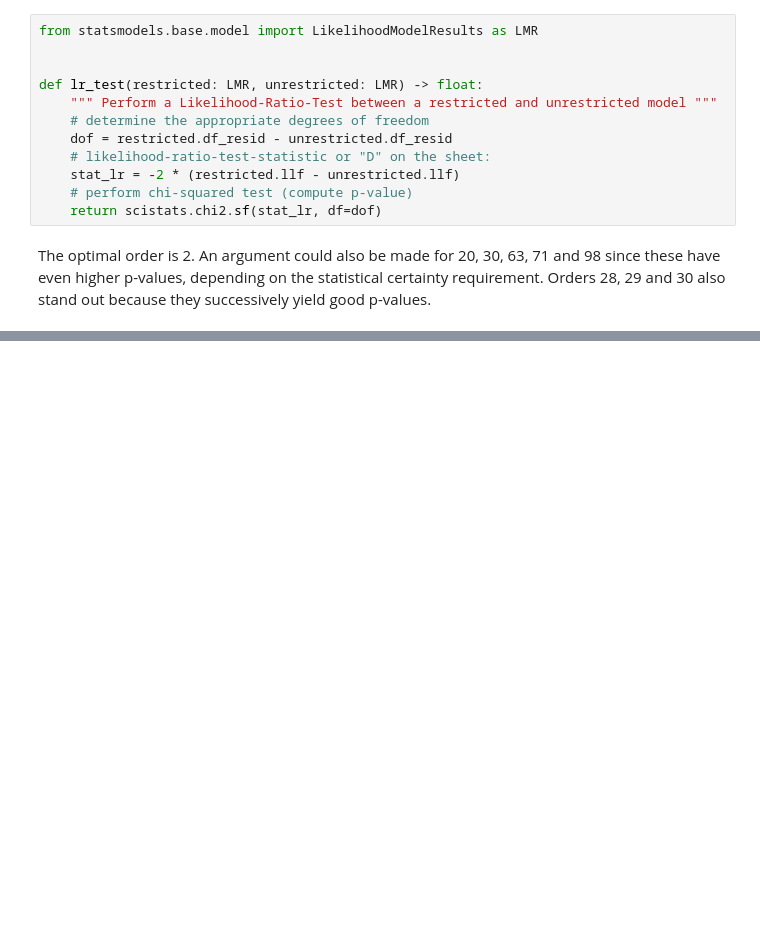
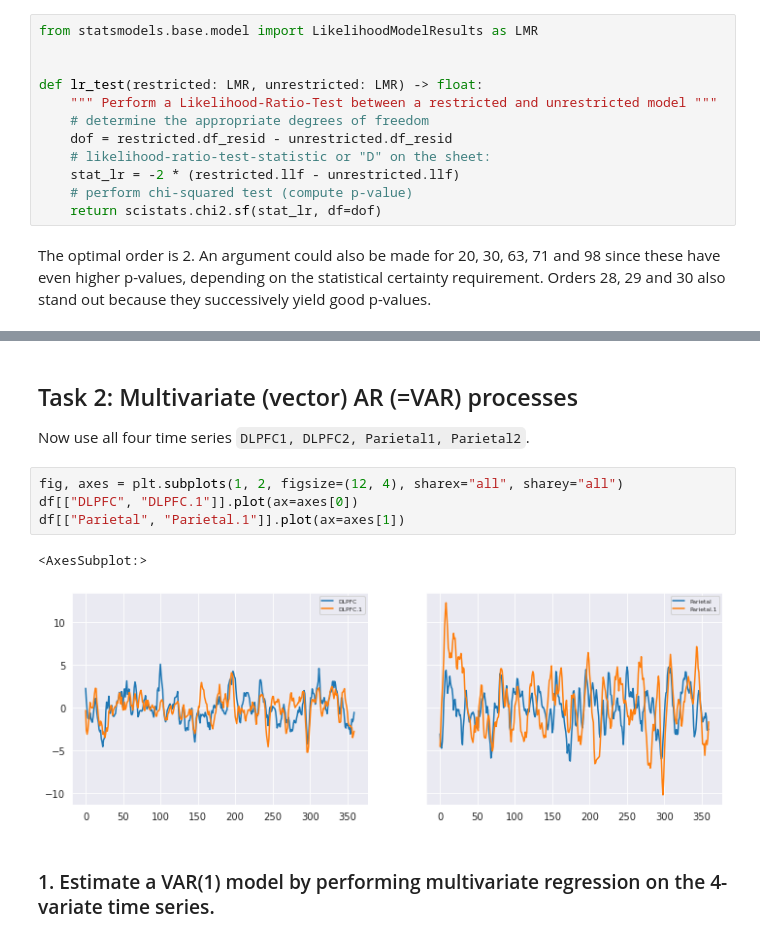
Before and after one commit to LarsKue/TSA-RNN, a Jupyter notebook: ex03/ex03.ipynb, the cells around one changed output, grey strips where cells are left out. Drawn from its saved outputs; the diff is of its cells as text; blank space fills up the shorter version.

Commit message:
ex03 Task 2 and start of Task 3

```diff
--- a/ex03/ex03.ipynb
+++ b/ex03/ex03.ipynb
@@ -163,0 +168,14 @@ Text(0.5, 1.0, 'Likelihood-Ratio-Test Results')
+# %% [markdown]
+## Task 2: Multivariate (vector) AR (=VAR) processes
+
+Now use all four time series `DLPFC1, DLPFC2, Parietal1, Parietal2`.
+# %%
+fig, axes = plt.subplots(1, 2, figsize=(12, 4), sharex="all", sharey="all")
+df[["DLPFC", "DLPFC.1"]].plot(ax=axes[0])
+df[["Parietal", "Parietal.1"]].plot(ax=axes[1])
+# %% [output]
+<AxesSubplot:>
+[figure, added]
+# %% [markdown]
+
+### 1. Estimate a VAR(1) model by performing multivariate regression on the 4-variate time series.
```
Also changed, not shown: parts of 19 cells of this notebook.
